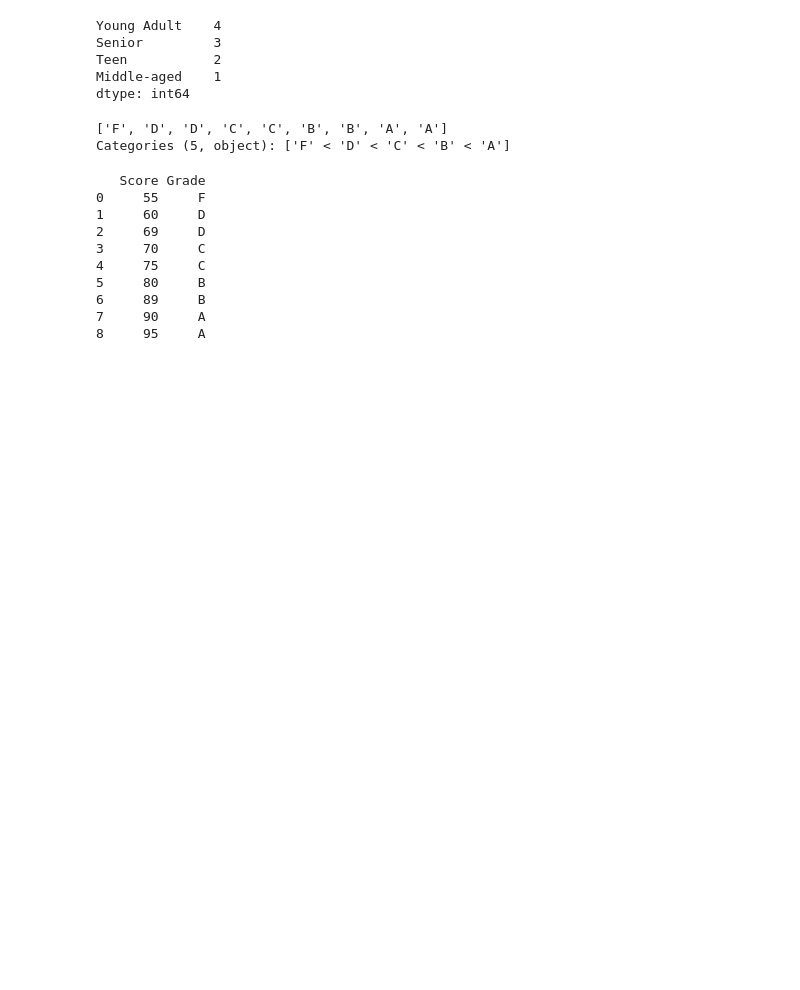
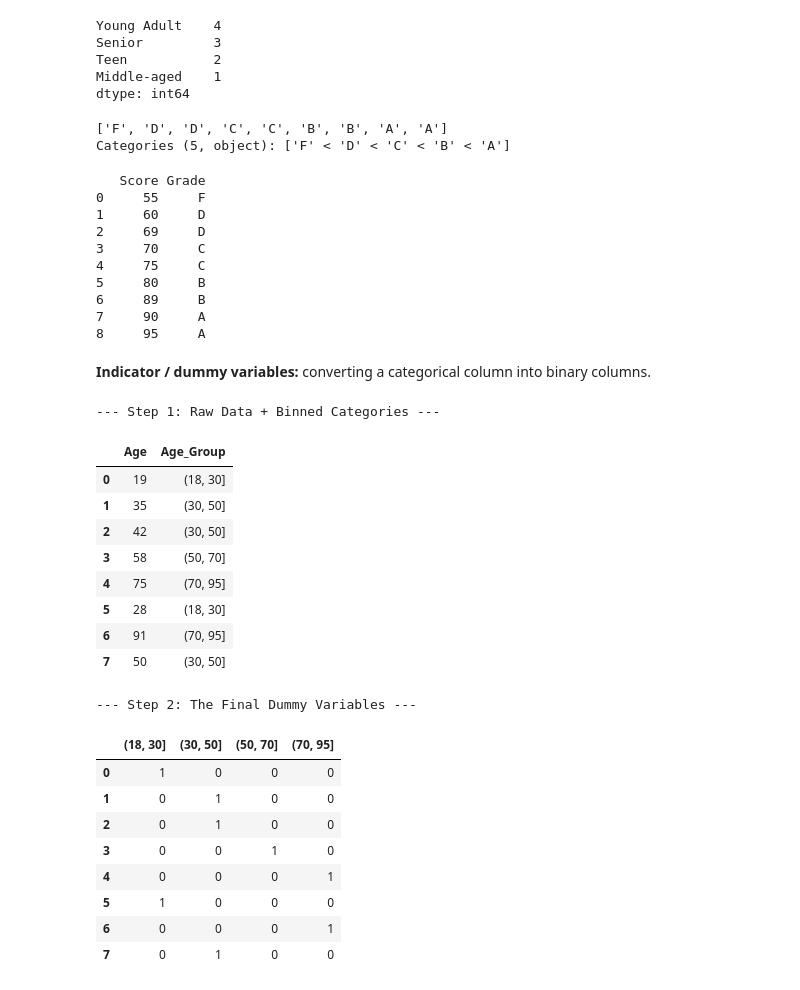
Before and after one commit to PP-123-nt/6m-data-1.8-eda-basic, a Jupyter notebook: notebooks/Examples.ipynb, the cells around one changed output. Saved outputs shown, nothing was run; the diff lists cells and outputs as text; code cells hidden in the pictures; blank space fills up the shorter version.

```diff
--- a/notebooks/Examples.ipynb
+++ b/notebooks/Examples.ipynb
@@ -459,3 +459,50 @@ print(result)
 6     89     B
 7     90     A
 8     95     A
+# %% [markdown]
+**Indicator / dummy variables:** converting a categorical column into binary columns.
+# %%
+import pandas as pd
+import numpy as np
+
+# 1. Raw continuous data (Ages of loan applicants)
+ages = [19, 35, 42, 58, 75, 28, 91, 50]
+applicants = pd.DataFrame({'Age': ages})
+
+# 2. Define the bin edges: 18-30, 30-50, 50-70, 70-95
+edges = [18, 30, 50, 70, 95]
+
+# 3. Cut the ages into bins
+# We save this as a temporary column so we can see it
+applicants['Age_Group'] = pd.cut(applicants['Age'], bins=edges)
+
+print("--- Step 1: Raw Data + Binned Categories ---")
+display(applicants)
+
+# 4. Combine pd.cut() and pd.get_dummies() in one line
+# We pass the cut series directly into get_dummies!
+dummy_applicants = pd.get_dummies(pd.cut(applicants['Age'], bins=edges))
+
+print("--- Step 2: The Final Dummy Variables ---")
+dummy_applicants
+# %% [output]
+--- Step 1: Raw Data + Binned Categories ---
+|  | Age | Age_Group |
+| 0 | 19 | (18, 30] |
+| 1 | 35 | (30, 50] |
+| 2 | 42 | (30, 50] |
+| 3 | 58 | (50, 70] |
+| 4 | 75 | (70, 95] |
+| 5 | 28 | (18, 30] |
+| 6 | 91 | (70, 95] |
+| 7 | 50 | (30, 50] |
+--- Step 2: The Final Dummy Variables ---
+|  | (18, 30] | (30, 50] | (50, 70] | (70, 95] |
+| 0 | 1 | 0 | 0 | 0 |
+| 1 | 0 | 1 | 0 | 0 |
+| 2 | 0 | 1 | 0 | 0 |
+| 3 | 0 | 0 | 1 | 0 |
+| 4 | 0 | 0 | 0 | 1 |
+| 5 | 1 | 0 | 0 | 0 |
+| 6 | 0 | 0 | 0 | 1 |
+| 7 | 0 | 1 | 0 | 0 |
```
Also changed, not shown: 1 other file.
